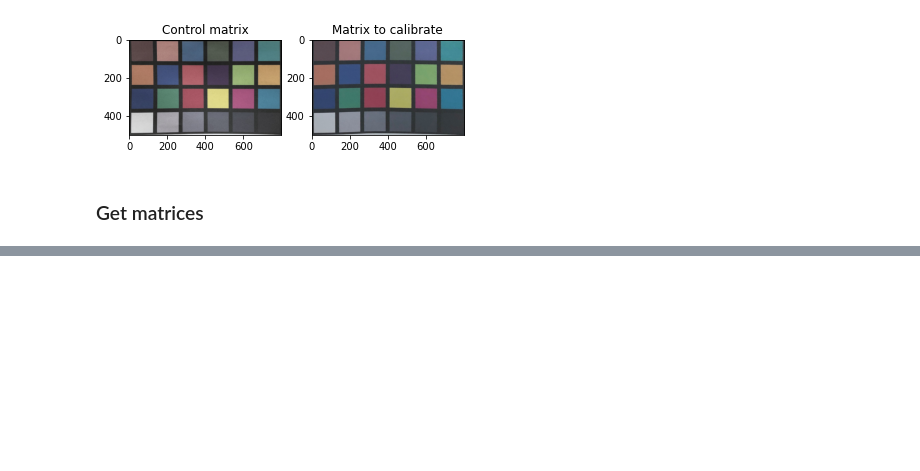
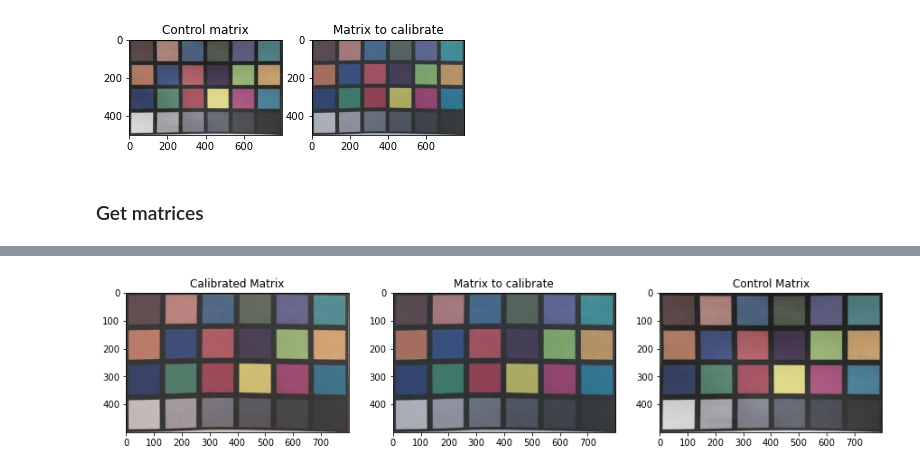
Before and after one commit to ASASauqui/Color-calibration, a Jupyter notebook: color_calibration.ipynb, the cells around one changed output, grey strips where cells are left out. Saved outputs shown, nothing was run; the diff lists cells and outputs as text; code cells hidden in the pictures; blank space fills up the shorter version.

```diff
--- a/color_calibration.ipynb
+++ b/color_calibration.ipynb
@@ -281,0 +350,16 @@ c =
+# %%
+calibrated_matrix = cutMatrix(calibratedImg)
+
+plt.figure(figsize=(15,15))
+plt.subplot(1,3,1)
+plt.title('Calibrated Matrix')
+plt.imshow(calibrated_matrix)
+plt.subplot(1,3,2)
+plt.title('Matrix to calibrate')
+plt.imshow(matrix_to_calibrate)
+plt.subplot(1,3,3)
+plt.title('Control Matrix')
+plt.imshow(control_matrix_img)
+plt.show()
+# %% [output]
+[figure, added]
```
Also changed, not shown: parts of 9 cells of this notebook.
